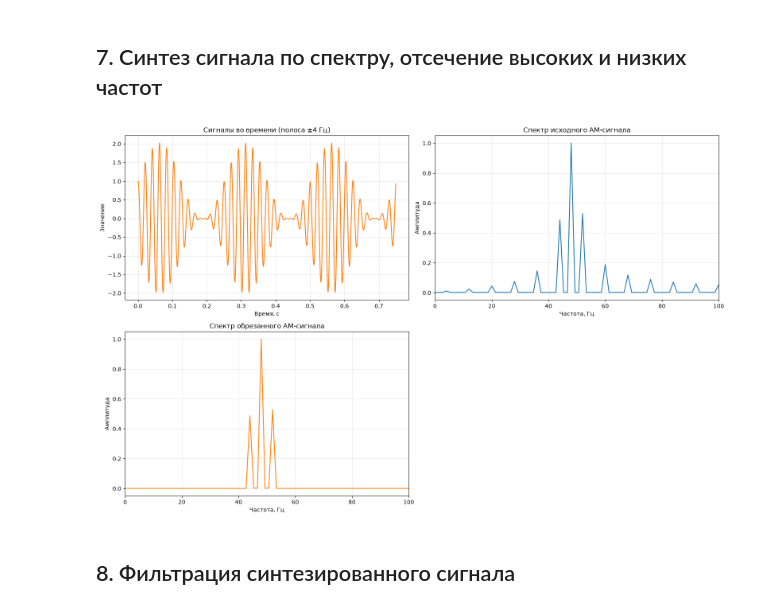
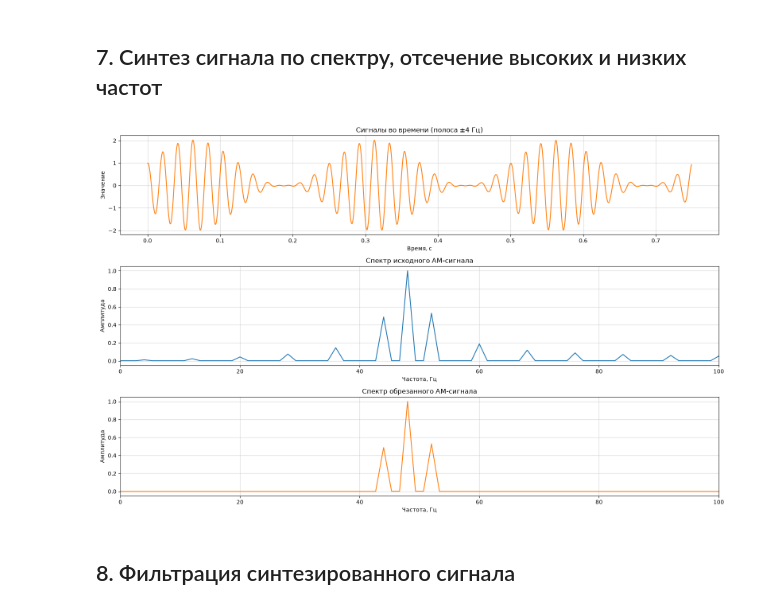
Before and after one commit to Merkury2006/TIPIS, a Jupyter notebook: lab2.ipynb, the cells around one changed output. Saved outputs shown, nothing was run; the diff lists cells and outputs as text; code cells hidden in the pictures.

```diff
--- a/lab2.ipynb
+++ b/lab2.ipynb
@@ -196,49 +196,48 @@ plt.show()
 # %%
 N = len(am_signal)
 X_am = np.fft.fft(am_signal)
 freqs_full = np.fft.fftfreq(N, d=1/sampling_rate)
 
 half_band = 4
 mask = np.abs(np.abs(freqs_full) - carrier_freq) <= half_band
 
 X_am_cut = X_am * mask
 am_cut = np.real(np.fft.ifft(X_am_cut))
 
 half_N = N // 2
 freqs_half = freqs_full[:half_N]
 
-amp_spec_orig = (2 / N) * np.abs(X_am[:half_N])
+amp_spec_original = (2 / N) * np.abs(X_am[:half_N])
 amp_spec_cut  = (2 / N) * np.abs(X_am_cut[:half_N])
 
-fig, axes = plt.subplots(2, 2, figsize=(16, 10))
-axes[1, 1].axis('off')
+fig, axes = plt.subplots(3, 1, figsize=(16, 10))
 
-axes[0, 0].plot(time, am_cut, color='C1', label='Синтез')
-axes[0, 0].set_title(f'Сигналы во времени (полоса ±{half_band} Гц)')
-axes[0, 0].set_xlabel('Время, с')
-axes[0, 0].set_ylabel('Значение')
-axes[0, 0].grid(alpha=0.3)
+axes[0].plot(time, am_cut, color='C1')
+axes[0].set_title(f'Сигналы во времени (полоса ±{half_band} Гц)')
+axes[0].set_xlabel('Время, с')
+axes[0].set_ylabel('Значение')
+axes[0].grid(alpha=0.5)
 
-axes[0, 1].plot(freqs_half, amp_spec_orig, color='C0')
-axes[0, 1].set_title('Спектр исходного АМ-сигнала')
-axes[0, 1].set_xlabel('Частота, Гц')
-axes[0, 1].set_ylabel('Амплитуда')
-axes[0, 1].grid(alpha=0.3)
-axes[0, 1].set_xlim(0, 100)
+axes[1].plot(freqs_half, amp_spec_original, color='C0')
+axes[1].set_title('Спектр исходного АМ-сигнала')
+axes[1].set_xlabel('Частота, Гц')
+axes[1].set_ylabel('Амплитуда')
+axes[1].grid(alpha=0.5)
+axes[1].set_xlim(0, 100)
 
 
-axes[1, 0].plot(freqs_half, amp_spec_cut, color='C1')
-axes[1, 0].set_title('Спектр обрезанного АМ-сигнала')
-axes[1, 0].set_xlabel('Частота, Гц')
-axes[1, 0].set_ylabel('Амплитуда')
-axes[1, 0].set_xlim(0, 100)
-axes[1, 0].grid(alpha=0.3)
+axes[2].plot(freqs_half, amp_spec_cut, color='C1')
+axes[2].set_title('Спектр обрезанного АМ-сигнала')
+axes[2].set_xlabel('Частота, Гц')
+axes[2].set_ylabel('Амплитуда')
+axes[2].set_xlim(0, 100)
+axes[2].grid(alpha=0.5)
 
 plt.tight_layout()
 plt.savefig('graphics/8.png', dpi=150)
 plt.show()
 # %% [output]
-[figure, old version]
+[figure, new version]
 # %% [markdown]
 ## 8. Фильтрация синтезированного сигнала
 # %%
```
Also changed, not shown: parts of 1 cell of this notebook.
